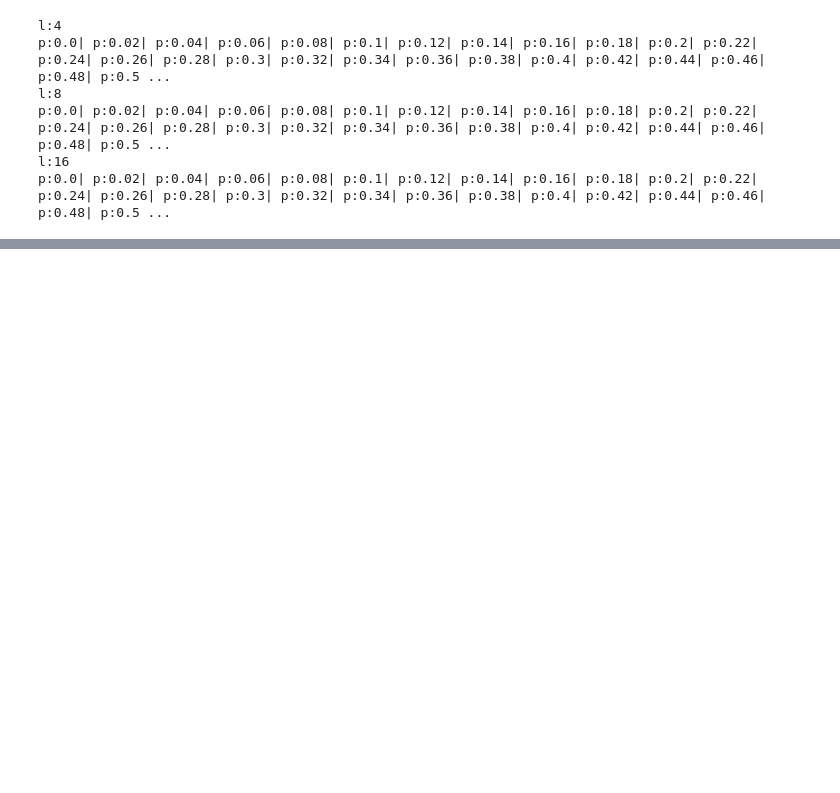
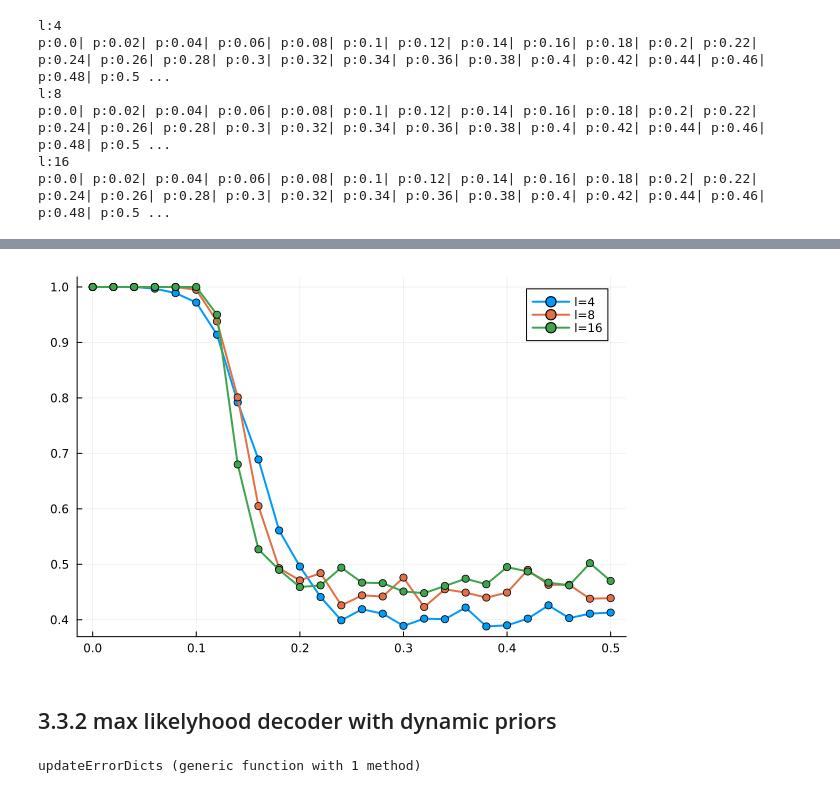
Before and after one commit to alilavas/toom, a Jupyter notebook: main.ipynb, the cells around one changed output, grey strips where cells are left out. Drawn from its saved outputs; the diff is of its cells as text; code cells hidden in the pictures; blank space fills up the shorter version.

Commit message:
local maxlikelyhood decoder with dynamic priors

```diff
--- a/main.ipynb
+++ b/main.ipynb
@@ -571,7 +573,7 @@ data=Array{Any}(undef,length(ls),length(ps))
 
 for i_l in eachindex(ls)
     l=ls[i_l]
-    T=5*l
+    T=2l
     println("\nl:$l")
     for i_p in eachindex(ps)
         p=ps[i_p]
@@ -607,0 +658,31 @@ display(plt)
+# %%
+avgNum=1000
+
+ls=[4,8,16]
+ps=collect(0.0:0.02:0.5)
+
+
+data=Array{Any}(undef,length(ls),length(ps))
+
+
+for i_l in eachindex(ls)
+    l=ls[i_l]
+    T=2l
+    println("\nl:$l")
+    for i_p in eachindex(ps)
+        p=ps[i_p]
+        q=p
+        print("p:$p| ")
+        cleanCenter,noisyCenter=errorDicts(p)
+        mlDecdrQ(mus)=maxLikeDecdrQ(mus,cleanCenter,noisyCenter,q)
+        k=0
+        for r in 1:avgNum
+            eState=CircularArray(ones(Int8,l,l))
+            for t in 1:T
+                eState=evolveQ(eState,mlDecdrQ,p,q)
+            end
+            k+= (sum(eState)>0 ? 1 : 0)
+        end
+        data[i_l,i_p]=k/avgNum
+    end
+end
@@ -607,0 +696,47 @@ display(plt)
+# %%
+plt=plot()
+for i_l in eachindex(ls)
+    l=ls[i_l]
+    Ys=[]
+    for i_p in eachindex(ps)
+        push!(Ys, data[i_l,i_p])
+    end
+    plot!(plt,ps,Ys,label="l=$l",marker=:circle,lw=2)
+end
+display(plt)
+# %% [output]
+[figure, added]
+# %% [markdown]
+## 3.3.2 max likelyhood decoder with dynamic priors
+# %%
+function initErrorDicts()
+    cleanCenter=Dict{NTuple{4,Int8},Float64}()
+    noisyCenter=Dict{NTuple{4,Int8},Float64}()
+
+    for mu_N in [1,-1], mu_W in [1,-1], mu_S in [1,-1], mu_E in [1,-1]
+        k=(mu_N,mu_W,mu_S,mu_E)
+        cleanCenter[k]=0
+        noisyCenter[k]=0
+    end
+
+    return cleanCenter,noisyCenter
+end
+
+function updateErrorDicts(eState,cleanCenter,noisyCenter)
+    for i in axes(eState,1)
+        for j in axes(eState,2)
+            mu_N=eState[i,j]*eState[i,j+1]
+            mu_W=eState[i,j]*eState[i-1,j]
+            mu_S=eState[i,j]*eState[i,j-1]
+            mu_E=eState[i,j]*eState[i+1,j]
+            k=(mu_N,mu_W,mu_S,mu_E)
+            if eState[i,j]==1
+                cleanCenter[k]+=1
+            else
+                noisyCenter[k]+=1
+            end
+        end
+    end
+end
+# %% [output]
+updateErrorDicts (generic function with 1 method)
```
Also changed, not shown: parts of 15 cells of this notebook.
